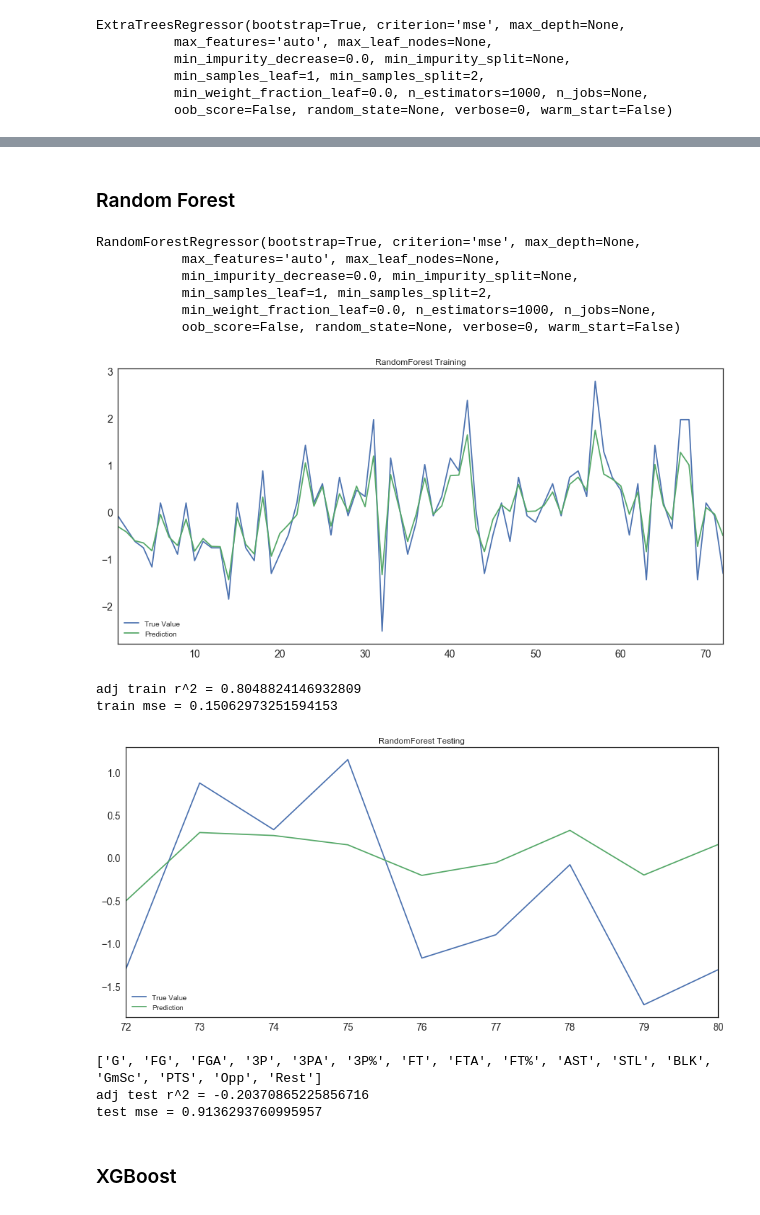
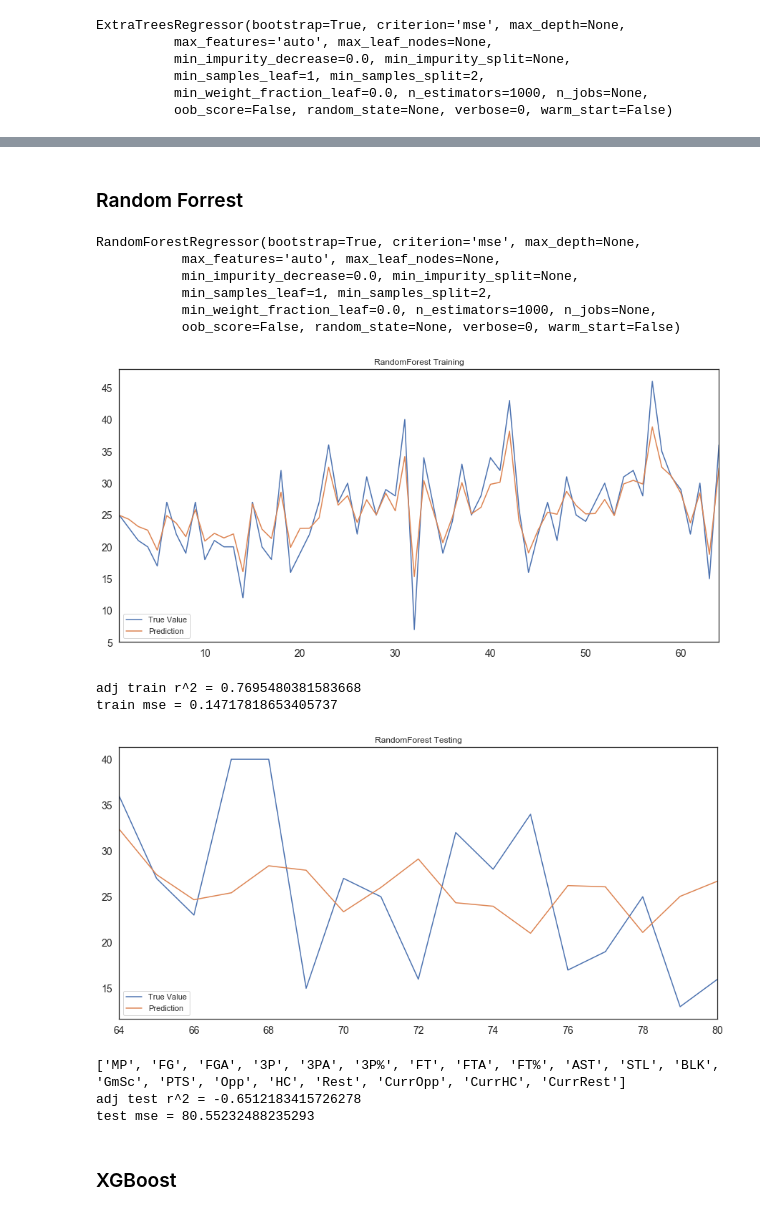
Before and after one commit to SidTheKid007/nba-analysis, a Jupyter notebook: Bradley Beal Predictions.ipynb, the cells around one changed output, grey strips where cells are left out. Drawn from its saved outputs; the diff is of its cells as text; code cells hidden in the pictures.

Commit message:
Predictions for Bradley Beal
Predictions for Bradley Beal

```diff
--- a/Bradley Beal Predictions.ipynb
+++ b/Bradley Beal Predictions.ipynb
@@ -184,3 +189,5 @@ plt.show()
 # %%
 df2['Date'] = df1['Date']
 df2['Opp'] = df1['Opp']
+df2['HC'] = df1['HC']
+df2.head()
@@ -272,6 +258,8 @@ df4 = df4.drop(['DRB', 'TRB','ORB','PF','TOV','FG%'], axis=1)
 #df4 = df4.drop(['ATL', 'BOS', 'BRK', 'CHI', 'CHO','CLE', 'DAL', 'DEN', 'DET', 'GSW', 'HOU', 'IND', 'LAC', 'LAL', 'MEM', 'MIA', 'MIL', 'MIN', 'NOP', 'NYK', 'OKC', 'ORL', 'PHI', 'PHO', 'POR','SAC', 'SAS', 'TOR', 'UTA', 'Year','Month', 'Week', 'Yearday'], axis=1)
 #df4 = df4.drop(['G', 'FG%','3PA','FTA','ORB','DRB'], axis=1)
 df4['Opp'] = df4['Opp']/30
-df4['Rest'] = df4['Rest']/9
+df4['Rest'] = df4['Rest']/10
+df4['CurrOpp'] = df4['CurrOpp']/30
+df4['CurrRest'] = df4['CurrRest']/10
 df4.head()
 # %% [output]
@@ -284,11 +273,11 @@ df4.head()
 # %%
 #df4 = df4.sample(frac=1).reset_index(drop=True)
-train=df4[0:(round(len(df4)*.9))]
-test=df4[(round(len(df4)*.9 - 1)):]
-trains = np.split(train, [16], axis=1)
+train=df4[0:(round(len(df4)*.8))]
+test=df4[(round(len(df4)*.8 - 1)):]
+trains = np.split(train, [20], axis=1)
 train_y=trains[1]
 train_x=trains[0]
-tests = np.split(test, [16], axis=1)
+tests = np.split(test, [20], axis=1)
 test_y=tests[1]
 test_x=tests[0]
 # %%
@@ -360,19 +432,22 @@ ExtraTreesRegressor(bootstrap=True, criterion='mse', max_depth=None,
           oob_score=False, random_state=None, verbose=0, warm_start=False)
 # %%
 train_y2 = train_y.copy(deep=True)
-train_y2['prediction'] = reg.predict(train_x.values)
-test_y['prediction'] = reg.predict(test_x.values)
+test_y2 = test_y.copy(deep=True)
+train_y2['prediction'] = sc2.inverse_transform(reg.predict(train_x.values))
+test_y2['prediction'] = sc2.inverse_transform(reg.predict(test_x.values))
+train_y2['PredPts'] = sc2.inverse_transform(train_y2['PredPts'])
+test_y2['PredPts'] = sc2.inverse_transform(test_y2['PredPts'])
 train_y2['PredPts'].plot(figsize=(15,7), title= 'ExtraTrees Training', fontsize=14, label='True Value')
 train_y2['prediction'].plot(figsize=(15,7), title= 'ExtraTrees Training', fontsize=14, label='Prediction')
 plt.legend(loc='lower left')
 plt.show()
 print('adj train r^2 = ' + str(adj_r2_score((r2_score(train_y.PredPts, reg.predict(train_x.values))),train_x.shape[0], train_x.shape[1])))
 print('train mse = ' + str(mean_squared_error(train_y.PredPts, reg.predict(train_x.values))))
-test_y['PredPts'].plot(figsize=(15,7), title= 'ExtraTrees Testing', fontsize=14, label='True Value')
-test_y['prediction'].plot(figsize=(15,7), title= 'ExtraTrees Testing', fontsize=14, label='Prediction')
+test_y2['PredPts'].plot(figsize=(15,7), title= 'ExtraTrees Testing', fontsize=14, label='True Value')
+test_y2['prediction'].plot(figsize=(15,7), title= 'ExtraTrees Testing', fontsize=14, label='Prediction')
 plt.legend(loc='lower left')
 plt.show()
 print(list(train_x.columns.values))
-print('adj test r^2 = ' + str(adj_r2_score((r2_score(test_y.PredPts, test_y.prediction)),train_x.shape[0], train_x.shape[1])))
-print('test mse = ' + str(mean_squared_error(test_y.PredPts, test_y.prediction)))
+print('adj test r^2 = ' + str(adj_r2_score((r2_score(test_y2.PredPts, test_y2.prediction)),train_x.shape[0], train_x.shape[1])))
+print('test mse = ' + str(mean_squared_error(test_y2.PredPts, test_y2.prediction)))
 # %% [output]
@@ -386,5 +461,5 @@ test mse = 1.0845126936942018
 # %% [markdown]
-### Random Forest
+### Random Forrest
 # %%
 from sklearn.ensemble import RandomForestRegressor
 reg = RandomForestRegressor(n_estimators=1000)
@@ -398,29 +473,32 @@ RandomForestRegressor(bootstrap=True, criterion='mse', max_depth=None,
            oob_score=False, random_state=None, verbose=0, warm_start=False)
 # %%
 train_y2 = train_y.copy(deep=True)
-train_y2['prediction'] = reg.predict(train_x.values)
-test_y['prediction'] = reg.predict(test_x.values)
+test_y2 = test_y.copy(deep=True)
+train_y2['prediction'] = sc2.inverse_transform(reg.predict(train_x.values))
+test_y2['prediction'] = sc2.inverse_transform(reg.predict(test_x.values))
+train_y2['PredPts'] = sc2.inverse_transform(train_y2['PredPts'])
+test_y2['PredPts'] = sc2.inverse_transform(test_y2['PredPts'])
 train_y2['PredPts'].plot(figsize=(15,7), title= 'RandomForest Training', fontsize=14, label='True Value')
 train_y2['prediction'].plot(figsize=(15,7), title= 'RandomForest Training', fontsize=14, label='Prediction')
 plt.legend(loc='lower left')
 plt.show()
 print('adj train r^2 = ' + str(adj_r2_score((r2_score(train_y.PredPts, reg.predict(train_x.values))),train_x.shape[0], train_x.shape[1])))
 print('train mse = ' + str(mean_squared_error(train_y.PredPts, reg.predict(train_x.values))))
-test_y['PredPts'].plot(figsize=(15,7), title= 'RandomForest Testing', fontsize=14, label='True Value')
-test_y['prediction'].plot(figsize=(15,7), title= 'RandomForest Testing', fontsize=14, label='Prediction')
+test_y2['PredPts'].plot(figsize=(15,7), title= 'RandomForest Testing', fontsize=14, label='True Value')
+test_y2['prediction'].plot(figsize=(15,7), title= 'RandomForest Testing', fontsize=14, label='Prediction')
 plt.legend(loc='lower left')
 plt.show()
 print(list(train_x.columns.values))
-print('adj test r^2 = ' + str(adj_r2_score((r2_score(test_y.PredPts, test_y.prediction)),train_x.shape[0], train_x.shape[1])))
-print('test mse = ' + str(mean_squared_error(test_y.PredPts, test_y.prediction)))
+print('adj test r^2 = ' + str(adj_r2_score((r2_score(test_y2.PredPts, test_y2.prediction)),train_x.shape[0], train_x.shape[1])))
+print('test mse = ' + str(mean_squared_error(test_y2.PredPts, test_y2.prediction)))
 # %% [output]
-[figure, old version]
+[figure, new version]
-adj train r^2 = 0.8048824146932809
-train mse = 0.15062973251594153
+adj train r^2 = 0.7695480381583668
+train mse = 0.14717818653405737
-[figure, old version]
+[figure, new version]
-['G', 'FG', 'FGA', '3P', '3PA', '3P%', 'FT', 'FTA', 'FT%', 'AST', 'STL', 'BLK', 'GmSc', 'PTS', 'Opp', 'Rest']
-adj test r^2 = -0.20370865225856716
-test mse = 0.9136293760995957
+['MP', 'FG', 'FGA', '3P', '3PA', '3P%', 'FT', 'FTA', 'FT%', 'AST', 'STL', 'BLK', 'GmSc', 'PTS', 'Opp', 'HC', 'Rest', 'CurrOpp', 'CurrHC', 'CurrRest']
+adj test r^2 = -0.6512183415726278
+test mse = 80.55232488235293
 # %% [markdown]
 ### XGBoost
 # %%
```
Also changed, not shown: parts of 55 cells of this notebook.
